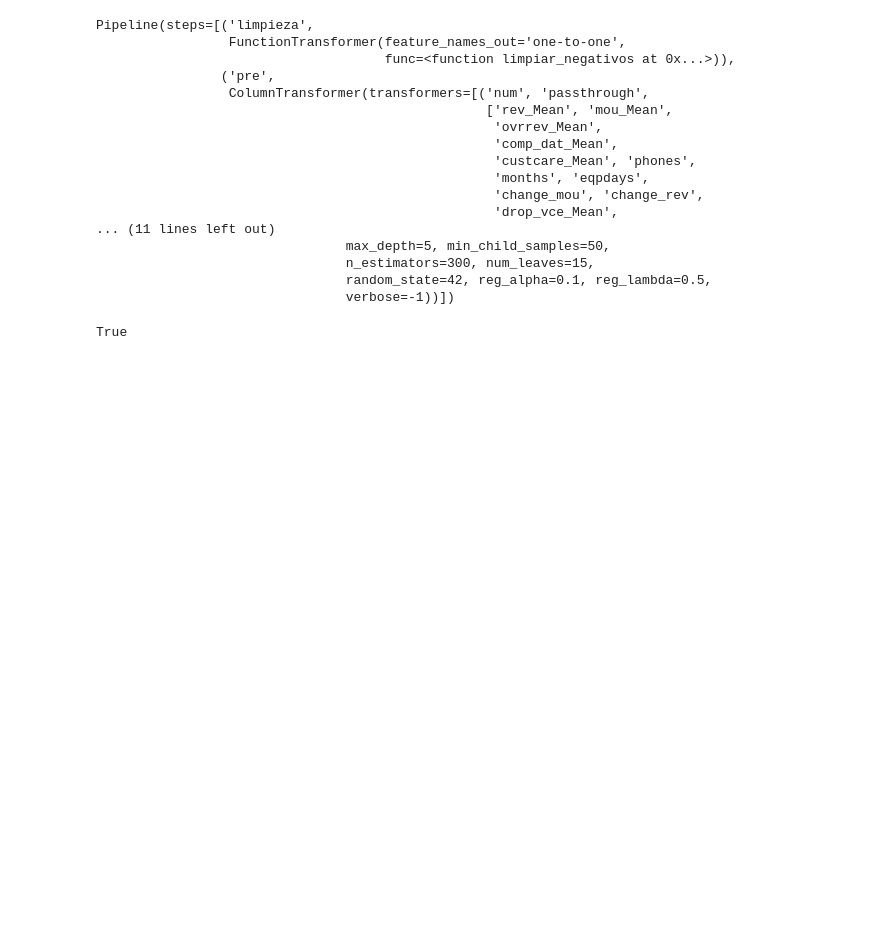
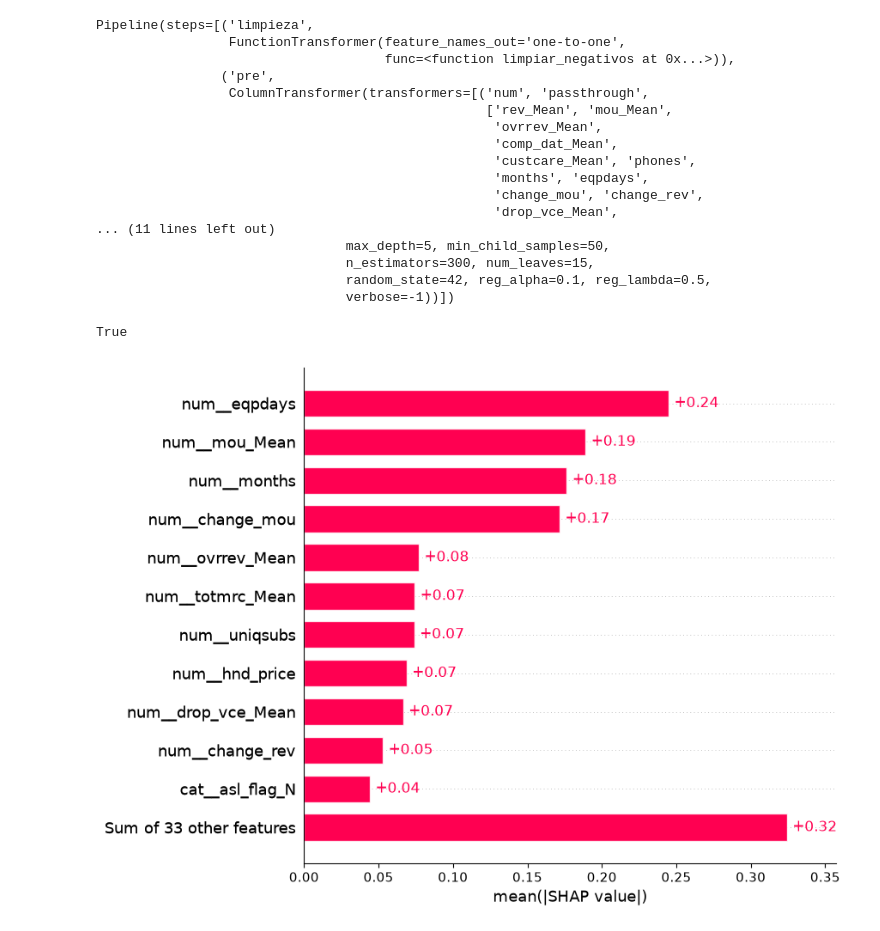
Before and after one commit to DpalaciosR20/churn-sdg, a Jupyter notebook: notebooks/05_explicabilidad.ipynb, the cells around one changed output. Cells and saved outputs as stored; diff of their text form; code cells hidden in the pictures; blank space fills up the shorter version.

Commit message:
Importancia global y ranking segun SHAP, permutación y EDA

```diff
--- a/notebooks/05_explicabilidad.ipynb
+++ b/notebooks/05_explicabilidad.ipynb
@@ -102,3 +103,7 @@ prob_modelo = pipeline_lgbm.predict_proba(X_muestra)[:, 1]
 np.allclose(prob_shap, prob_modelo, atol=1e-6)                           # debe dar True
 # %% [output]
 True
+# %%
+shap.plots.bar(valores, max_display=12)           # global: importancia media
+# %% [output]
+[figure, added]
```
Also changed, not shown: parts of 8 cells of this notebook.
